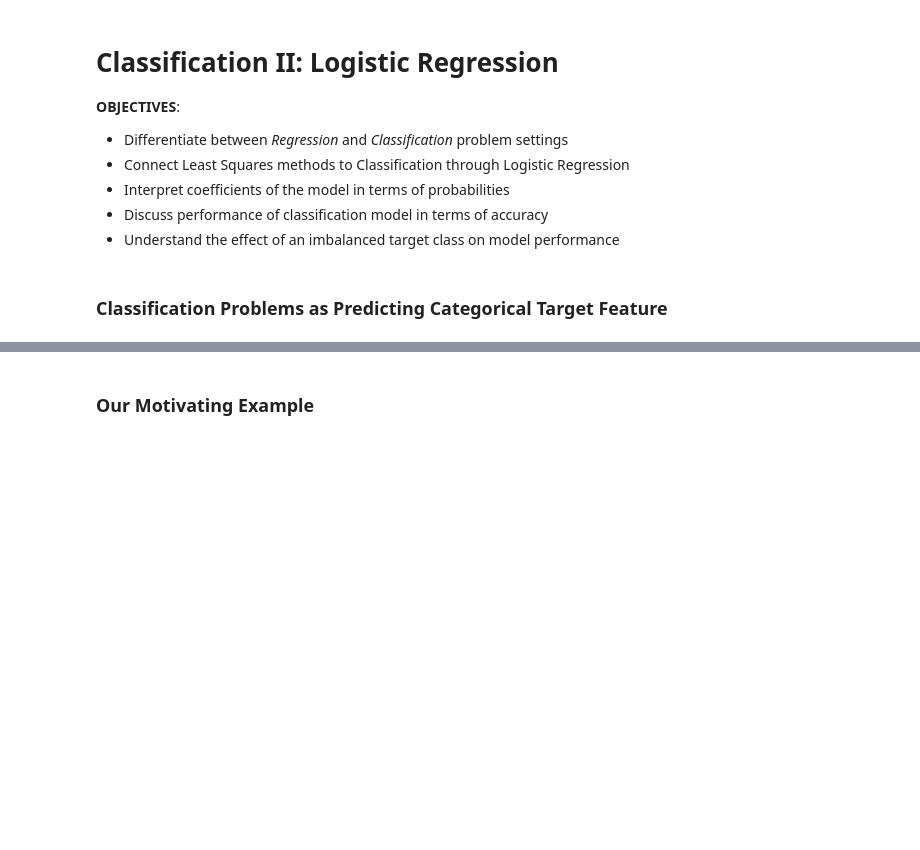
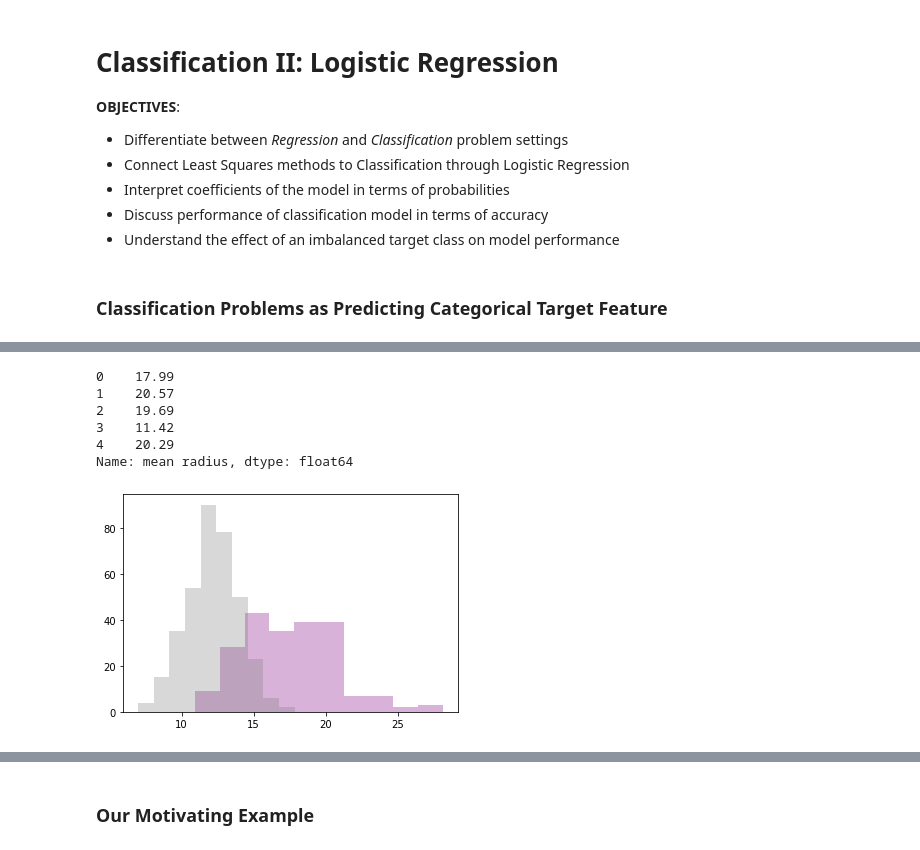
Before and after one commit to jfkoehler/DAT-02-14, a Jupyter notebook: ClassMaterial/Unit2/Class10/starter_code.ipynb, the cells around one changed output, grey strips where cells are left out. Drawn from its saved outputs; the diff is of its cells as text; code cells hidden in the pictures; blank space fills up the shorter version.

```diff
--- a/ClassMaterial/Unit2/Class10/starter_code.ipynb
+++ b/ClassMaterial/Unit2/Class10/starter_code.ipynb
@@ -45,0 +49,16 @@ cancer_df.head(2)
+# %%
+cancer_df.loc[cancer_df['malignant'] == 0]['mean radius'].head()
+# %% [output]
+0    17.99
+1    20.57
+2    19.69
+3    11.42
+4    20.29
+Name: mean radius, dtype: float64
+# %%
+#histogram of mean radius by malignance
+plt.hist(cancer_df.loc[cancer_df['malignant'] == 0]['mean radius'], color = 'purple', alpha = 0.3);
+plt.hist(cancer_df.loc[cancer_df['malignant'] == 1]['mean radius'], color = 'grey', alpha = 0.3);
+# plt.hist(cancer_df['mean radius']);
+# %% [output]
+[figure, added]
```
Also changed, not shown: parts of 46 cells of this notebook, 17 other files.
